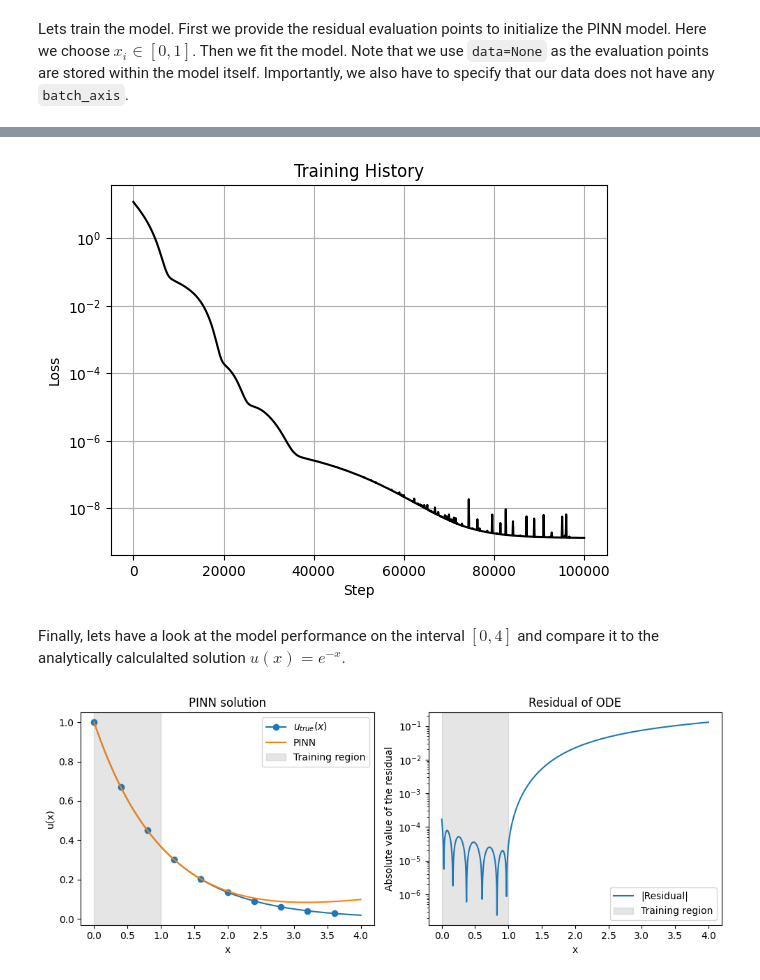
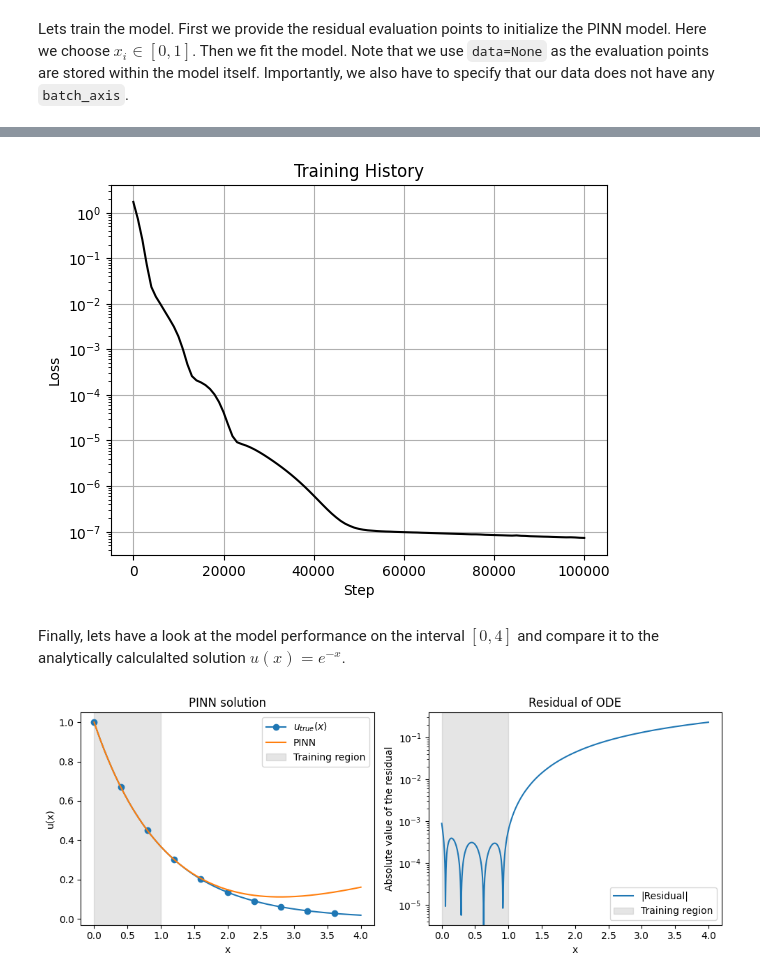
Before and after one commit to Drenderer/klax, a Jupyter notebook: docs/examples/training_without_data.ipynb, the cells around one changed output, grey strips where cells are left out. Drawn from its saved outputs; the diff is of its cells as text; code cells hidden in the pictures.

Commit message:
Small update to the training without data example notebook

```diff
--- a/docs/examples/training_without_data.ipynb
+++ b/docs/examples/training_without_data.ipynb
@@ -70,7 +70,8 @@ class PINN(eqx.Module):
 Lets train the model. First we provide the residual evaluation points to initialize the PINN model. Here we choose $x_i \in [0,1]$. Then we fit the model. Note that we use `data=None` as the evaluation points are stored within the model itself. Importantly, we also have to specify that our data does not have any `batch_axis`.
 # %%
 xs = jnp.linspace(0, 1, 100)
-model = PINN(xs, jr.key(0))
+model_key, training_key = jr.split(jr.key(0))
+model = PINN(xs, key=model_key)
 
 model, history = klax.fit(
     model,
@@ -79,7 +80,8 @@ model, history = klax.fit(
     steps=100_000,
     optimizer=optax.adam(1e-5),
     loss_fn=model.residural_loss,
-    key=jr.key(1),
+    history=klax.HistoryCallback(log_every=1000, verbose=False),
+    key=training_key,
 )
 
 history.plot()
@@ -104,4 +89,4 @@ Training took: 0:00:38.009406
-[figure, old version]
+[figure, new version]
 # %% [markdown]
 Finally, lets have a look at the model performance on the interval $[0,4]$ and compare it to the analytically calculalted solution $u(x)=e^{-x}$.
 # %%
@@ -140,4 +125,4 @@ axes[1].legend()
 plt.tight_layout()
 plt.show()
 # %% [output]
-[figure, old version]
+[figure, new version]
```
Also changed, not shown: parts of 1 cell of this notebook.
